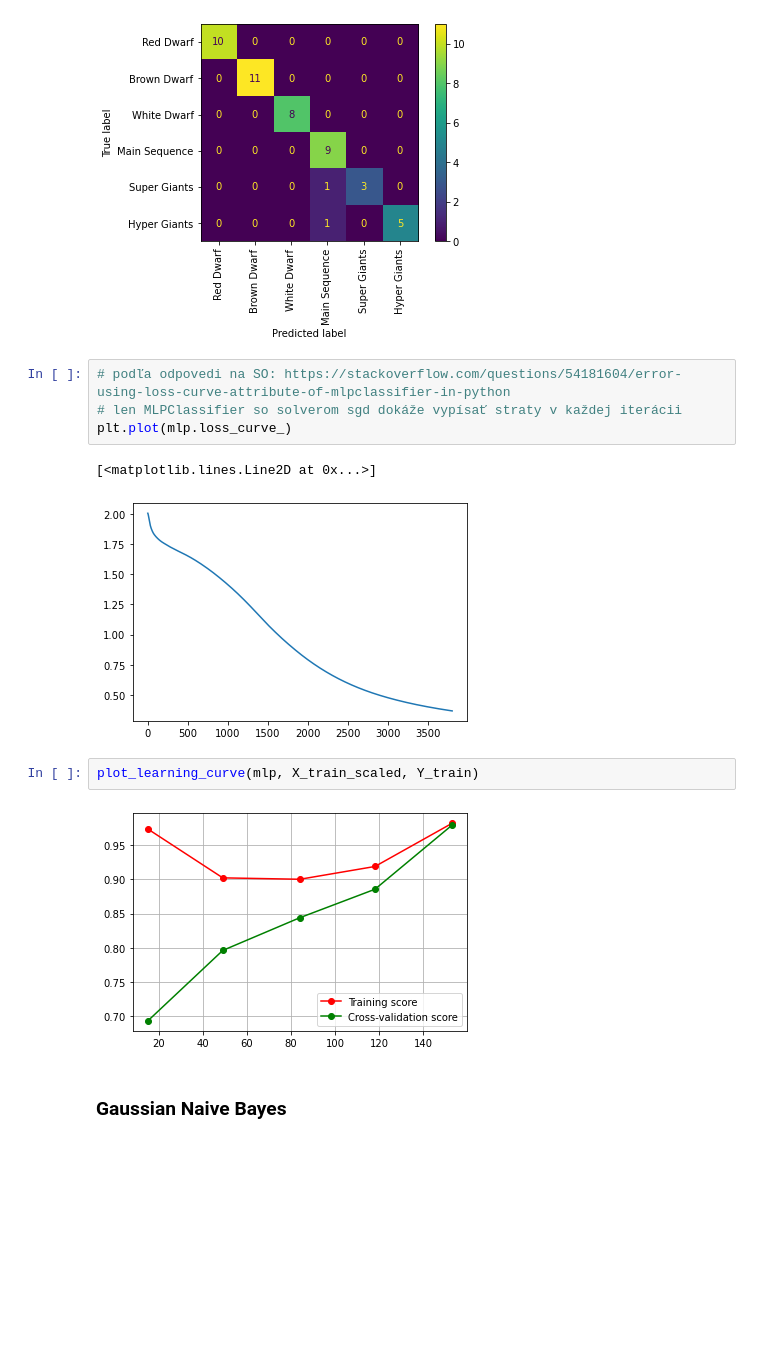
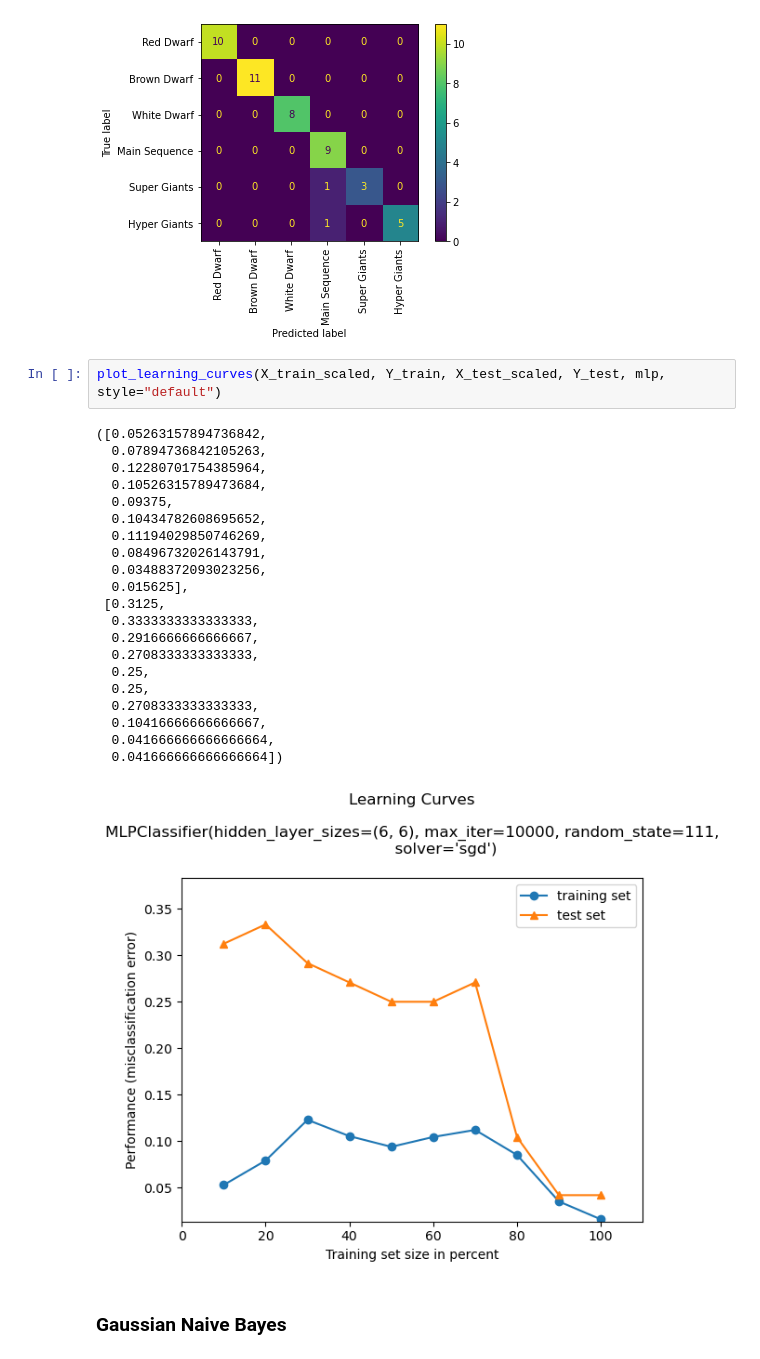
Before and after one commit to adamzv/Zverka_NS2021, a Jupyter notebook: zverka_stars_classification.ipynb, the cells around one changed output. Drawn from its saved outputs; the diff is of its cells as text; blank space fills up the shorter version.

```diff
--- a/zverka_stars_classification.ipynb
+++ b/zverka_stars_classification.ipynb
@@ -412,17 +470,30 @@ plot_confusion_matrix(mlp, X_test_scaled, Y_test, display_labels=labels, xticks_
 # %% [output]
 <sklearn.metrics._plot.confusion_matrix.ConfusionMatrixDisplay at 0x...>
 [figure]
-# %%
-# podľa odpovedi na SO: https://stackoverflow.com/questions/54181604/error-using-loss-curve-attribute-of-mlpclassifier-in-python
-# len MLPClassifier so solverom sgd dokáže vypísať straty v každej iterácii
-plt.plot(mlp.loss_curve_)
-# %% [output]
-[<matplotlib.lines.Line2D at 0x...>]
-[figure, removed]
-# %%
-plot_learning_curve(mlp, X_train_scaled, Y_train)
-# %% [output]
-[figure, removed]
+# %%
+plot_learning_curves(X_train_scaled, Y_train, X_test_scaled, Y_test, mlp, style="default")
+# %% [output]
+([0.05263157894736842,
+  0.07894736842105263,
+  0.12280701754385964,
+  0.10526315789473684,
+  0.09375,
+  0.10434782608695652,
+  0.11194029850746269,
+  0.08496732026143791,
+  0.03488372093023256,
+  0.015625],
+ [0.3125,
+  0.3333333333333333,
+  0.2916666666666667,
+  0.2708333333333333,
+  0.25,
+  0.25,
+  0.2708333333333333,
+  0.10416666666666667,
+  0.041666666666666664,
+  0.041666666666666664])
+[figure, added]
 # %% [markdown]
 ### Gaussian Naive Bayes
 # %% [markdown]
```
Also changed, not shown: parts of 18 cells of this notebook.
